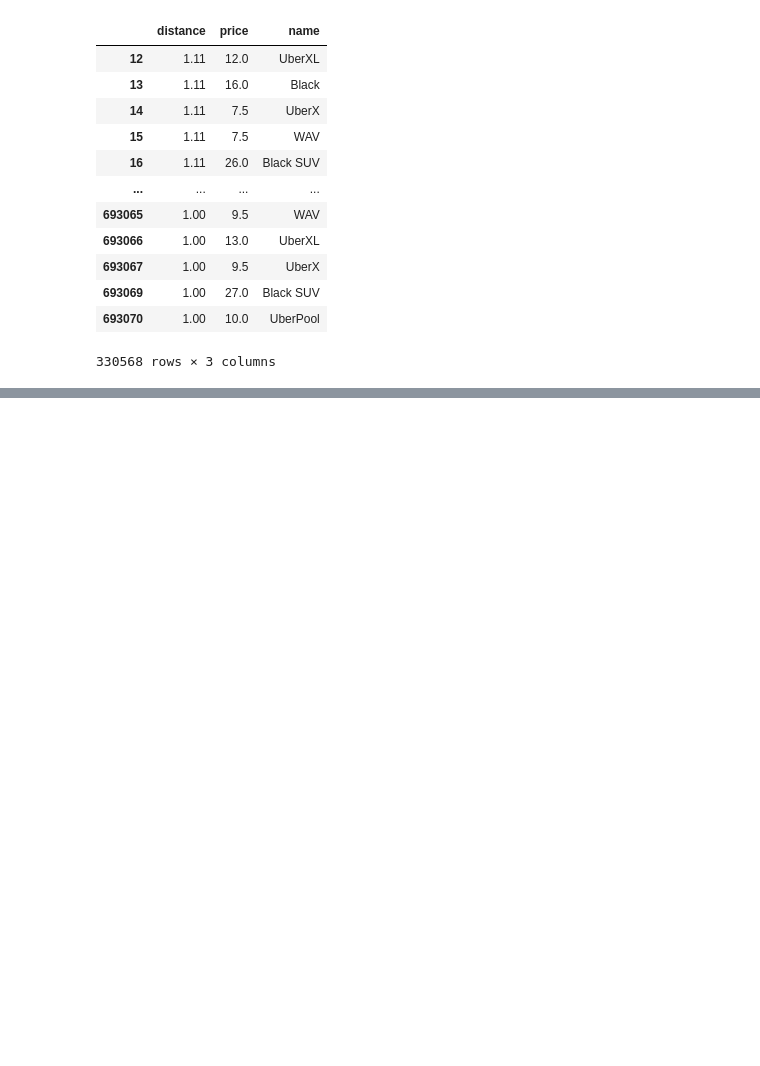
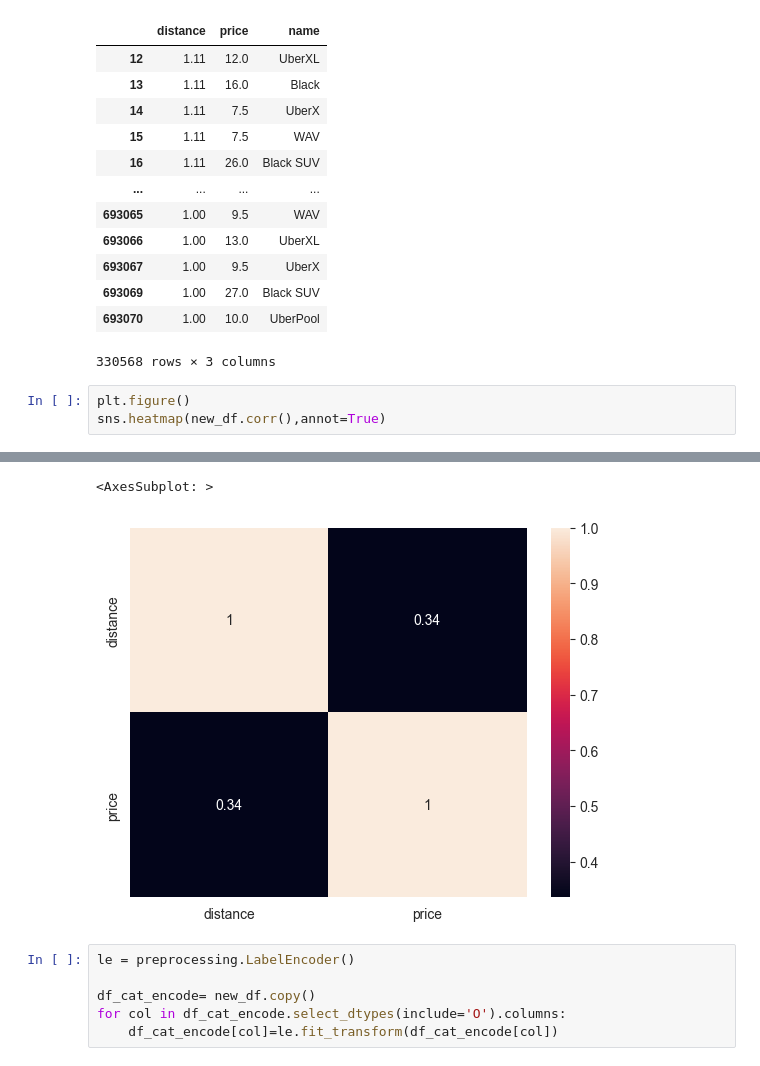
Before and after one commit to bossbruno/RideHailCompare, a Jupyter notebook: analysis.ipynb, the cells around one changed output, grey strips where cells are left out. Cells and saved outputs as stored; diff of their text form; blank space fills up the shorter version.

```diff
--- a/analysis.ipynb
+++ b/analysis.ipynb
@@ -264,3 +266,7 @@ new_df
 | 693069 | 1.00 | 27.0 | Black SUV |
 | 693070 | 1.00 | 10.0 | UberPool |
 330568 rows × 3 columns
+# %%
+plt.figure()
+sns.heatmap(new_df.corr(),annot=True)
+# %% [output]
@@ -266,0 +274,8 @@ new_df
+<AxesSubplot: >
+[figure, added]
+# %%
+le = preprocessing.LabelEncoder()
+
+df_cat_encode= new_df.copy()
+for col in df_cat_encode.select_dtypes(include='O').columns:
+    df_cat_encode[col]=le.fit_transform(df_cat_encode[col])
```
Also changed, not shown: parts of 4 cells of this notebook.
